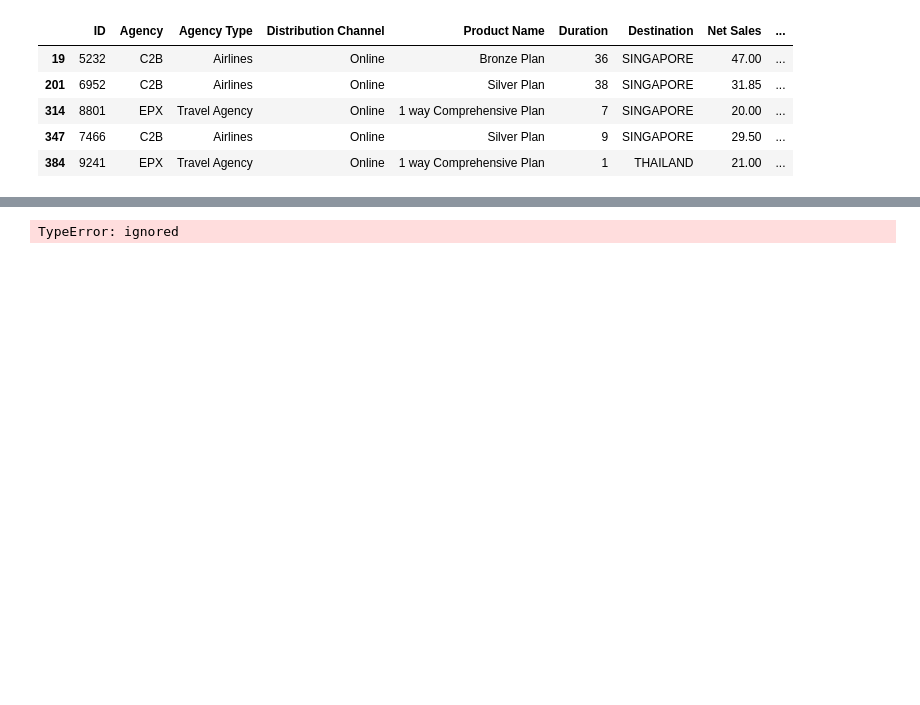
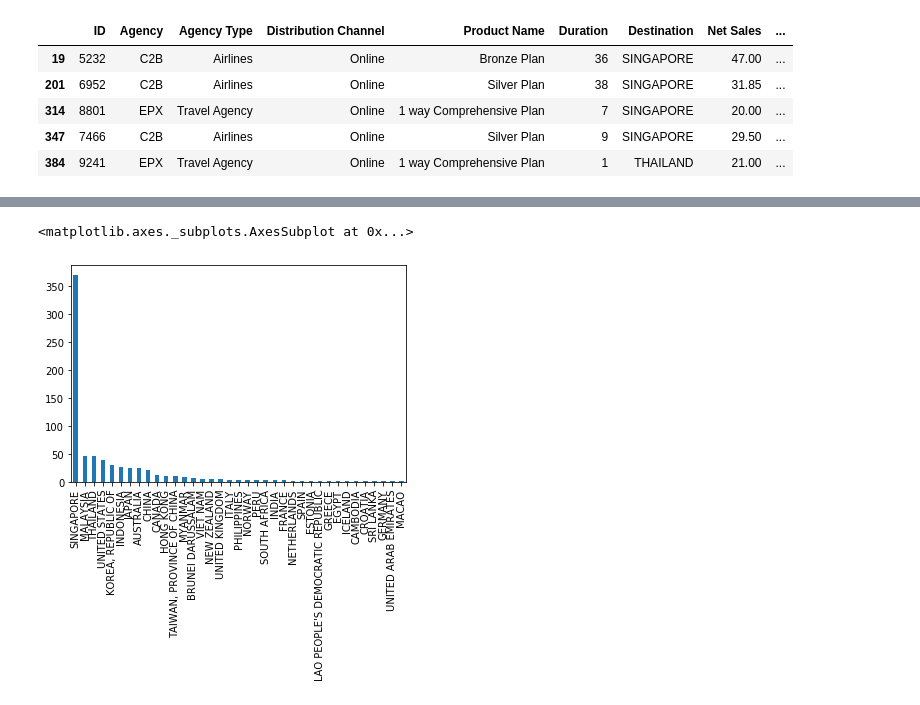
Before and after one commit to dhairyav-s/Board_Infinity, a Jupyter notebook: Lecture_3_homework.ipynb, the cells around one changed output, grey strips where cells are left out. Drawn from its saved outputs; the diff is of its cells as text; code cells hidden in the pictures; blank space fills up the shorter version.

```diff
--- a/Lecture_3_homework.ipynb
+++ b/Lecture_3_homework.ipynb
@@ -154,4 +174,5 @@ df[df['Age']==25].head()
 # %%
-df[df["Destination"].isin('Age')==25].value_counts().plot(kind="bar")
+df[df["Age"].isin([25])]["Destination"].value_counts().plot(kind='bar')
 # %% [output]
-TypeError: ignored
+<matplotlib.axes._subplots.AxesSubplot at 0x...>
+[figure, added]
```
Also changed, not shown: parts of 3 cells of this notebook.
